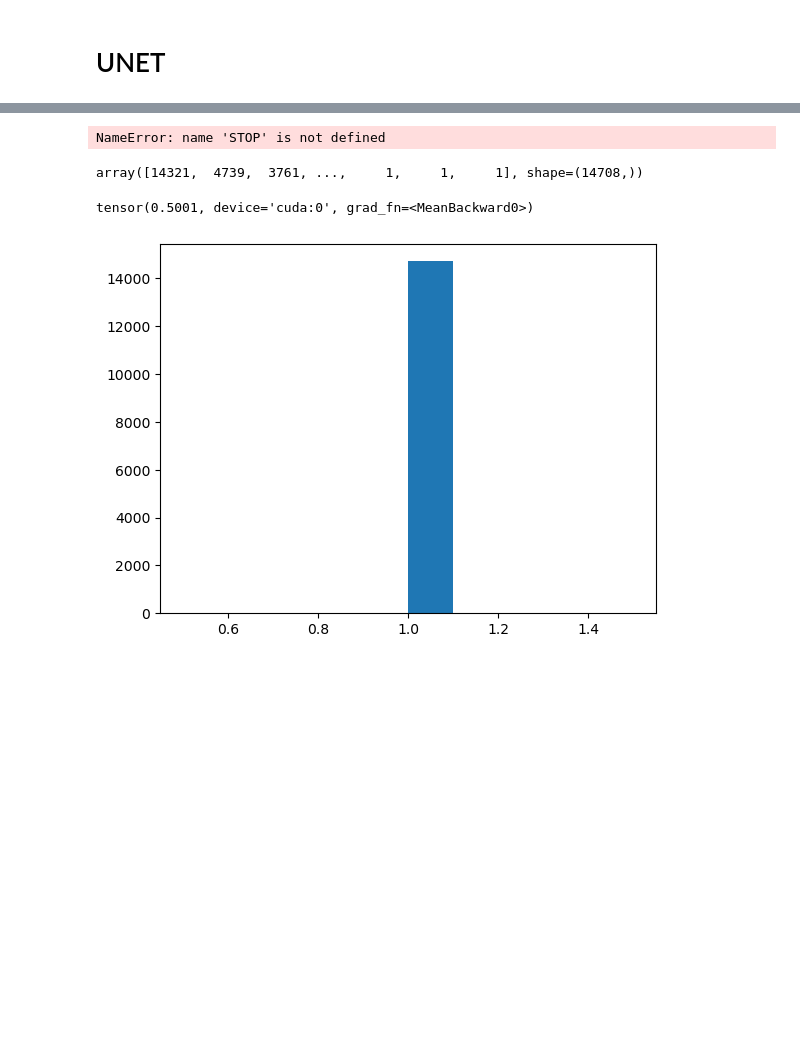
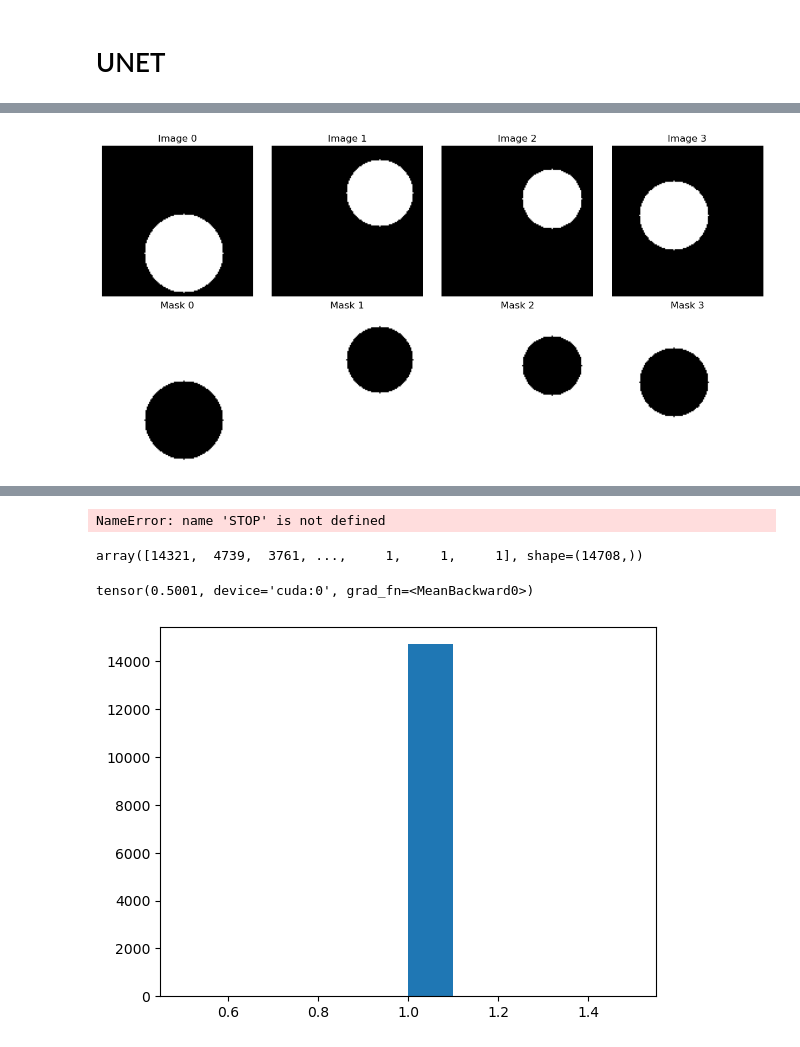
Before and after one commit to ICharmU/shrub, a Jupyter notebook: Final/modeling/pipeline.ipynb, the cells around one changed output, grey strips where cells are left out. Saved outputs shown, nothing was run; the diff lists cells and outputs as text; code cells hidden in the pictures; blank space fills up the shorter version.

```diff
--- a/Final/modeling/pipeline.ipynb
+++ b/Final/modeling/pipeline.ipynb
@@ -387,0 +477,89 @@ print(y[0])
+# %%
+import matplotlib.pyplot as plt
+
+# Define improved data function locally for this diagnostic
+def get_synthetic_segmentation_data_v2(num_samples=512, img_size=128):
+    """
+    Generate data with LARGER, CLEARER circles (single channel).
+    """
+    X = np.zeros((num_samples, img_size, img_size), dtype=np.float32)
+    y = np.zeros((num_samples, img_size, img_size), dtype=np.float32)
+
+    for i in range(num_samples):
+        cx = np.random.randint(30, 98)
+        cy = np.random.randint(30, 98)
+        r = np.random.randint(25, 35)
+        brightness = float(np.random.randint(150, 255))
+        cv2.circle(X[i], (cx, cy), r, brightness, -1)
+        cv2.circle(y[i], (cx, cy), r, 1.0, -1)
+
+    X = X[..., np.newaxis]
+    X = np.transpose(X, (0, 3, 1, 2))
+    return X, y
+
+# Generate diagnostic dataset using IMPROVED data function
+X_diag, y_diag = get_synthetic_segmentation_data_v2(num_samples=512)
+
+# 1. CLASS IMBALANCE ANALYSIS
+pos_ratio = y_diag.sum() / y_diag.size
+print("="*60)
+print("1. DATA DISTRIBUTION")
+print("="*60)
+print(f"Image shape: {X_diag.shape}")
+print(f"Mask shape: {y_diag.shape}")
+print(f"Positive class ratio: {pos_ratio:.4f} ({pos_ratio*100:.2f}%)")
+print(f"Negative class ratio: {(1-pos_ratio):.4f}")
+print(f"Class imbalance ratio (neg/pos): {(1-pos_ratio)/pos_ratio:.1f}x")
+
+# 2. PIXEL INTENSITY STATISTICS
+print("\n" + "="*60)
+print("2. IMAGE INTENSITY STATISTICS")
+print("="*60)
+print(f"Image min: {X_diag.min():.2f}, max: {X_diag.max():.2f}")
+print(f"Image mean: {X_diag.mean():.2f}, std: {X_diag.std():.2f}")
+print(f"Image percentiles - 25%: {np.percentile(X_diag, 25):.2f}, 75%: {np.percentile(X_diag, 75):.2f}")
+
+# 3. VISUALIZE SAMPLE DATA
+fig, axes = plt.subplots(2, 4, figsize=(12, 6))
+for i in range(4):
+    axes[0, i].imshow(X_diag[i, 0], cmap='gray')
+    axes[0, i].set_title(f'Image {i}')
+    axes[0, i].axis('off')
+
+    axes[1, i].imshow(y_diag[i], cmap='binary')
+    axes[1, i].set_title(f'Mask {i}')
+    axes[1, i].axis('off')
+plt.tight_layout()
+plt.show()
+
+# 4. BEFORE TRAINING: Check baseline model output
+print("\n" + "="*60)
+print("3. BASELINE MODEL OUTPUT (UNTRAINED)")
+print("="*60)
+
+device_diag = 'cuda' if torch.cuda.is_available() else 'cpu'
+unet_fresh = torch.hub.load(
+    'mateuszbuda/brain-segmentation-pytorch', 'unet',
+    in_channels=1, out_channels=1, init_features=32, pretrained=False
+)
+unet_fresh = unet_fresh.to(device_diag)
+unet_fresh.eval()
+
+# Get a single batch
+sample_batch_X = torch.tensor(X_diag[:2], dtype=torch.float32) / 255.0
+sample_batch_X = sample_batch_X.to(device_diag)
+
+with torch.no_grad():
+    logits_baseline = unet_fresh(sample_batch_X)
+    probs_baseline = torch.sigmoid(logits_baseline)
+
+print(f"Logits: mean={logits_baseline.mean():.4f}, std={logits_baseline.std():.4f}")
+print(f"Logits min={logits_baseline.min():.4f}, max={logits_baseline.max():.4f}")
+print(f"Probs: mean={probs_baseline.mean():.4f}, std={probs_baseline.std():.4f}")
+print(f"Probs min={probs_baseline.min():.4f}, max={probs_baseline.max():.4f}")
+
+# Baseline loss (random predictions)
+baseline_loss_value = -pos_ratio * np.log(0.5) - (1-pos_ratio) * np.log(0.5)
+print(f"\nBaseline loss (predicting 0.5 everywhere): {baseline_loss_value:.4f}")
+print(f"ln(2) ≈ {np.log(2):.4f}")
+# %% [output]
@@ -387,0 +581 @@ print(y[0])
+[figure, added]
```
Also changed, not shown: parts of 29 cells of this notebook.
